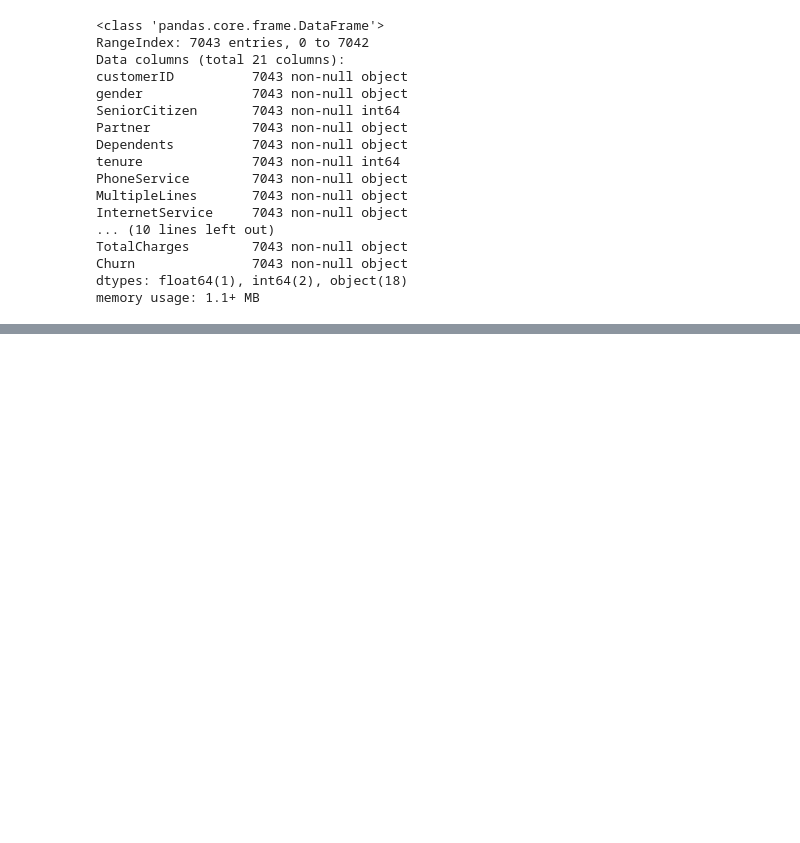
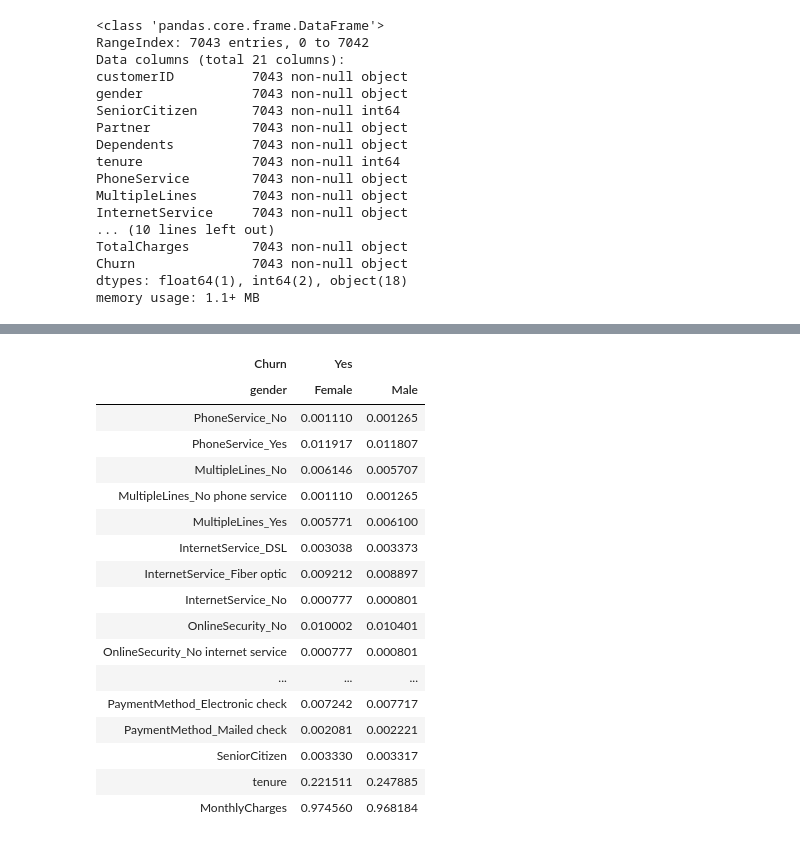
Before and after one commit to Bretius/Churn_Project, a Jupyter notebook: BretiusMustaphat_projetIBM.ipynb, the cells around one changed output, grey strips where cells are left out. Saved outputs shown, nothing was run; the diff lists cells and outputs as text; code cells hidden in the pictures; blank space fills up the shorter version.

```diff
--- a/BretiusMustaphat_projetIBM.ipynb
+++ b/BretiusMustaphat_projetIBM.ipynb
@@ -731,0 +954,8 @@ df.sample(1)
+# %%
+
+profile =data_Churn[['PhoneService','MultipleLines','InternetService','OnlineSecurity','OnlineBackup','DeviceProtection','TechSupport','StreamingTV','StreamingMovies','Contract','PaperlessBilling','PaymentMethod']]
+dumm_prof = pd.get_dummies(profile[['PhoneService','MultipleLines','InternetService','OnlineSecurity','OnlineBackup','DeviceProtection','TechSupport','StreamingTV','StreamingMovies','Contract','PaperlessBilling','PaymentMethod']])
+# %%
+
+num = data_Churn[['SeniorCitizen','tenure','MonthlyCharges','TotalCharges','Churn','gender']]
+d_profil = pd.concat([dumm_prof,num],axis=1)
@@ -731,0 +965,8 @@ df.sample(1)
+# %%
+group_profil = d_profil.groupby(['Churn','gender']).mean()
+lste =list(grp_profil.columns)
+# %%
+
+from sklearn import preprocessing
+values = preprocessing.normalize(group_profil )
+group_profil[lste] = values
@@ -731,0 +982,22 @@ df.sample(1)
+# %%
+
+group_profil.T
+# %% [output]
+| Churn | Yes |  |
+| gender | Female | Male |
+| PhoneService_No | 0.001110 | 0.001265 |
+| PhoneService_Yes | 0.011917 | 0.011807 |
+| MultipleLines_No | 0.006146 | 0.005707 |
+| MultipleLines_No phone service | 0.001110 | 0.001265 |
+| MultipleLines_Yes | 0.005771 | 0.006100 |
+| InternetService_DSL | 0.003038 | 0.003373 |
+| InternetService_Fiber optic | 0.009212 | 0.008897 |
+| InternetService_No | 0.000777 | 0.000801 |
+| OnlineSecurity_No | 0.010002 | 0.010401 |
+| OnlineSecurity_No internet service | 0.000777 | 0.000801 |
+| ... | ... | ... |
+| PaymentMethod_Electronic check | 0.007242 | 0.007717 |
+| PaymentMethod_Mailed check | 0.002081 | 0.002221 |
+| SeniorCitizen | 0.003330 | 0.003317 |
+| tenure | 0.221511 | 0.247885 |
+| MonthlyCharges | 0.974560 | 0.968184 |
```
Also changed, not shown: parts of 33 cells of this notebook.
